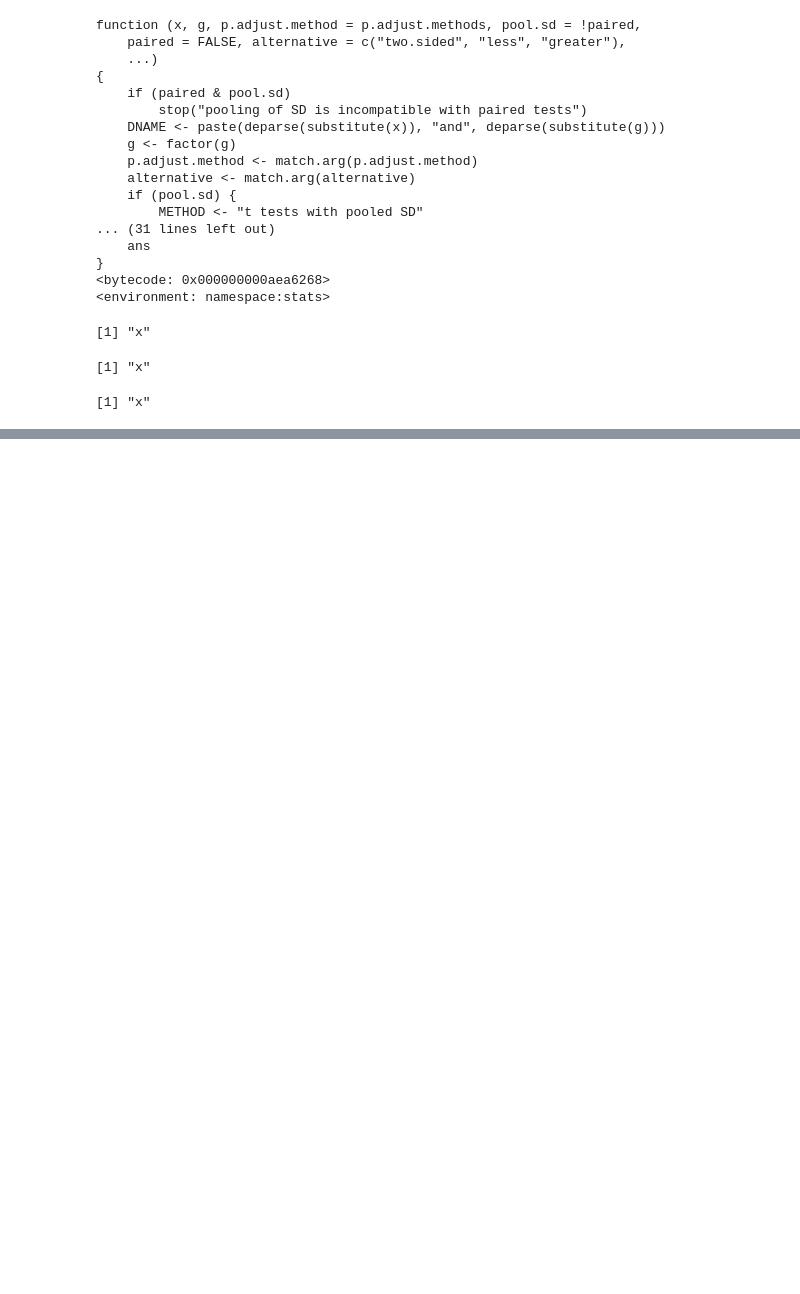
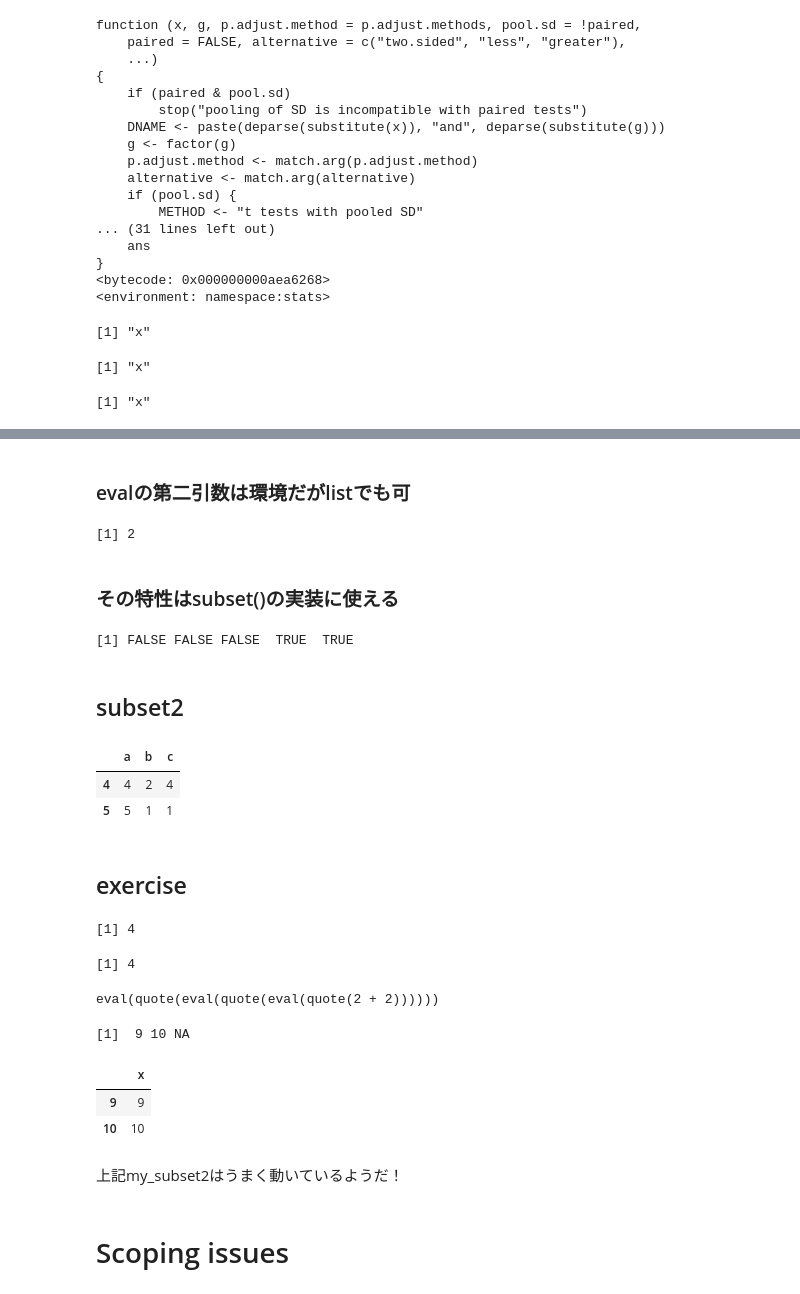
Before and after one commit to unagiinu2k/R_sandbox, a Jupyter notebook: advanced_r_nse.ipynb, the cells around one changed output, grey strips where cells are left out. Drawn from its saved outputs; the diff is of its cells as text; code cells hidden in the pictures; blank space fills up the shorter version.

```diff
--- a/advanced_r_nse.ipynb
+++ b/advanced_r_nse.ipynb
@@ -120,0 +170,45 @@ g(x + y ^ 2 / z + exp(a * sin(b)))
+# %% [markdown]
+### evalの第二引数は環境だがlistでも可
+# %%
+eval(quote(x) , list(x=2))
+# %% [output]
+[1] 2
+# %% [markdown]
+### その特性はsubset()の実装に使える
+# %%
+eval(quote(a >= 4), sample_df)
+# %% [output]
+[1] FALSE FALSE FALSE  TRUE  TRUE
+# %% [markdown]
+## subset2
+# %%
+subset2 <- function(x, condition) {
+  condition_call <- substitute(condition)
+  r <- eval(condition_call, x)
+  x[r, ]
+}
+subset2(sample_df, a >= 4)
+# %% [output]
+|  | a | b | c |
+| 4 | 4 | 2 | 4 |
+| 5 | 5 | 1 | 1 |
+# %% [markdown]
+## exercise
+# %%
+eval(quote(eval(quote(eval(quote(2 + 2))))))
+# %% [output]
+[1] 4
+# %%
+
+eval(eval(quote(eval(quote(eval(quote(2 + 2)))))))
+# %% [output]
+[1] 4
+# %%
+quote(eval(quote(eval(quote(eval(quote(2 + 2)))))))
+# %% [output]
+eval(quote(eval(quote(eval(quote(2 + 2))))))
+# %%
+sample_df2 <- data.frame(x = c(1:10 , NA))
+subset2(sample_df2, x > 8)
+# %% [output]
+[1]  9 10 NA
@@ -120,0 +221,10 @@ g(x + y ^ 2 / z + exp(a * sin(b)))
+# %%
+my_subset2(sample_df2 , x > 8)
+# %% [output]
+|  | x |
+| 9 | 9 |
+| 10 | 10 |
+# %% [markdown]
+上記my_subset2はうまく動いているようだ！
+# %% [markdown]
+# Scoping issues
```
Also changed, not shown: parts of 22 cells of this notebook.
